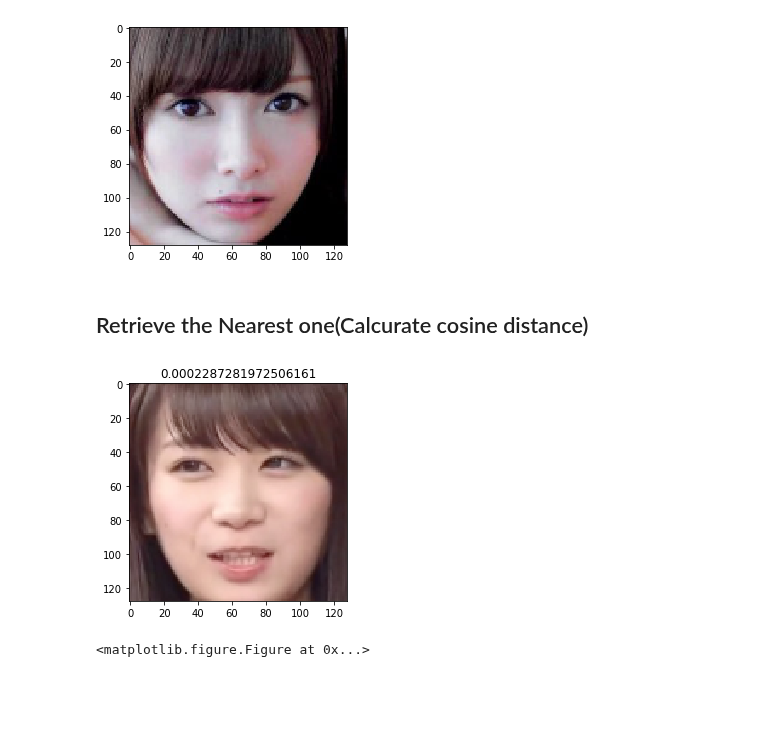
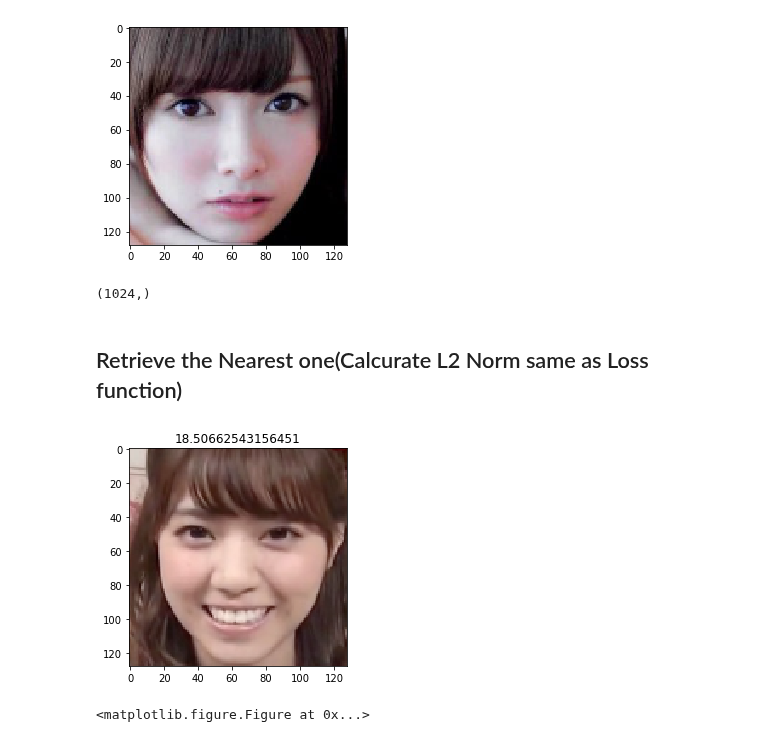
Before and after one commit to zukakosan/tripletNet, a Jupyter notebook: emb4retrieval.ipynb, the cells around one changed output. Cells and saved outputs as stored; diff of their text form; code cells hidden in the pictures; blank space fills up the shorter version.

```diff
--- a/emb4retrieval.ipynb
+++ b/emb4retrieval.ipynb
@@ -36,7 +34,11 @@ plt.show()
 test_emb = embNet.predict(np.expand_dims(test_img,axis=0))[0]
 # %% [output]
 [figure]
+# %%
+test_emb.shape
+# %% [output]
+(1024,)
 # %% [markdown]
-## Retrieve the Nearest one(Calcurate cosine distance)
+## Retrieve the Nearest one(Calcurate L2 Norm same as Loss function)
 # %%
 import scipy.spatial.distance as dis
@@ -43,15 +46,17 @@ import scipy.spatial.distance as dis
 # %%
 similarities = np.ones(len(emb_vec))
 for i,e in enumerate(emb_vec):
-    similarities[i] = dis.cosine(test_emb,e)
+#     similarities[i] = dis.cosine(test_emb,e)
+#     similarities[i] = K.sum(K.square(np.expand_dims(test_emb,axis=0)-np.expand_dims(e,axis=0)), axis=-1)[0]
+    similarities[i] = np.linalg.norm(test_emb-e)
 min_idx = np.argmin(similarities)
 
 nearest = plt.imread('{}{}'.format(dir_path,files[min_idx]))
 plt.imshow(nearest)
 plt.title('{}'.format(similarities[min_idx]))
 plt.show()
 # %% [output]
-[figure, old version]
+[figure, new version]
 # %%
 plt.subplots_adjust(wspace=2, hspace=2)
 plt.figure(figsize=(15,15))
```
Also changed, not shown: parts of 3 cells of this notebook, 3 other files.
